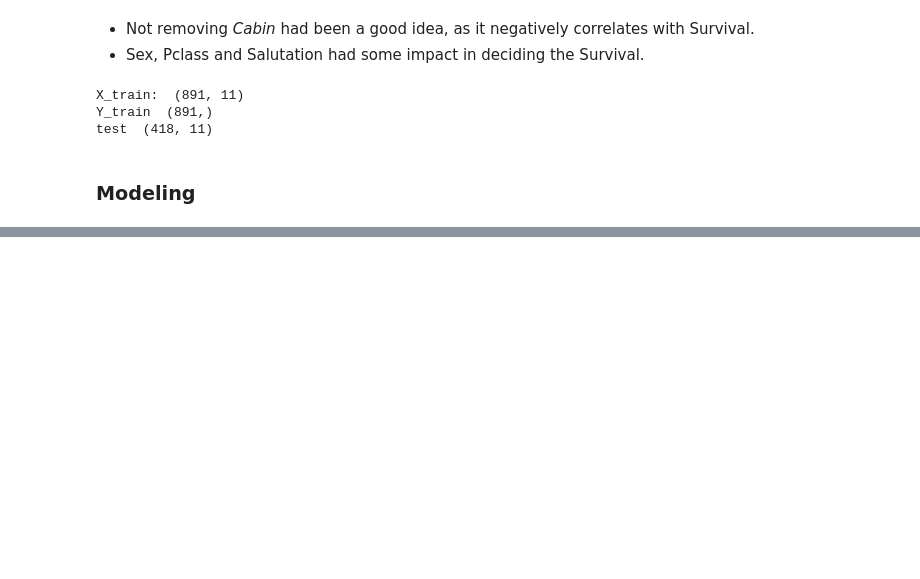
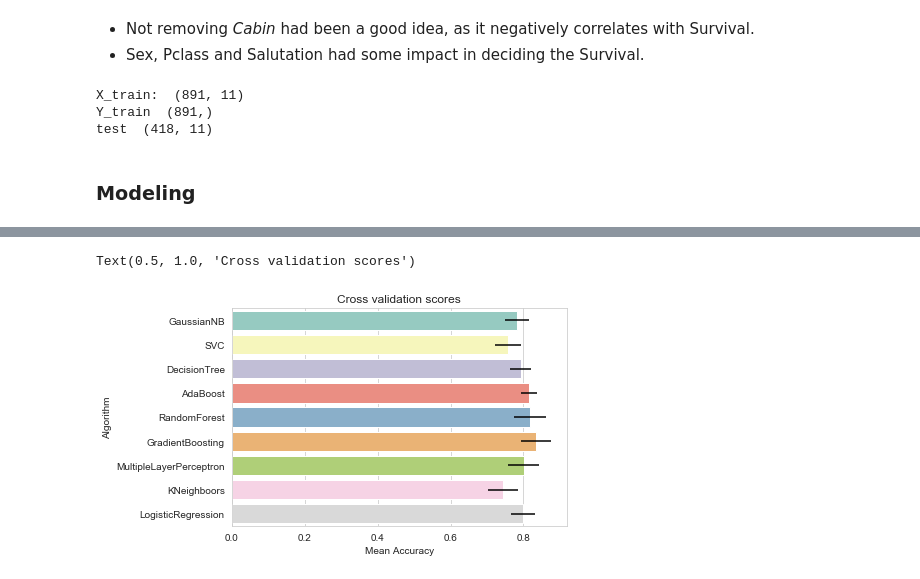
Before and after one commit to vagdevik/Titanic, a Jupyter notebook: Titanic/Titanic.ipynb, the cells around one changed output, grey strips where cells are left out. Cells and saved outputs as stored; diff of their text form; code cells hidden in the pictures; blank space fills up the shorter version.

```diff
--- a/Titanic/Titanic.ipynb
+++ b/Titanic/Titanic.ipynb
@@ -748,0 +801,17 @@ test  (418, 11)
+# %%
+# Adaboost
+DTC = DecisionTreeClassifier()
+
+adaDTC = AdaBoostClassifier(DTC, random_state=7)
+
+ada_param_grid = {"base_estimator__criterion" : ["gini", "entropy"],
+              "base_estimator__splitter" :   ["best", "random"],
+#               "algorithm" : ["SAMME","SAMME.R"],
+              "n_estimators" :[1,2],
+              "learning_rate":  [0.0001, 0.001, 0.01, 0.1, 0.2, 0.3,1.5]}
+
+gsadaDTC = GridSearchCV(adaDTC,param_grid = ada_param_grid, cv=kfold, scoring="accuracy", n_jobs= -1, verbose = 1)
+
+gsadaDTC.fit(X_train,Y_train)
+
+ada_best = gsadaDTC.best_estimator_
@@ -748,0 +988,13 @@ test  (418, 11)
+# %%
+X_no_Parch = X_train.drop(labels = ["Parch"], axis=1)
+# %%
+cv_results, cv_means, cv_std = get_classifier_predictions(classifiers, X_no_Parch, Y_train,kfold)
+cv_res = pd.DataFrame({"CrossValMeans":cv_means,"CrossValerrors": cv_std,"Algorithm":["GaussianNB","SVC","DecisionTree","AdaBoost",
+"RandomForest","GradientBoosting","MultipleLayerPerceptron","KNeighboors","LogisticRegression"]})
+
+g = sns.barplot("CrossValMeans","Algorithm",data = cv_res, palette="Set3",orient = "h",**{'xerr':cv_std})
+g.set_xlabel("Mean Accuracy")
+g.set_title("Cross validation scores")
+# %% [output]
+Text(0.5, 1.0, 'Cross validation scores')
+[figure, added]
```
Also changed, not shown: parts of 33 cells of this notebook, 1 other file.
